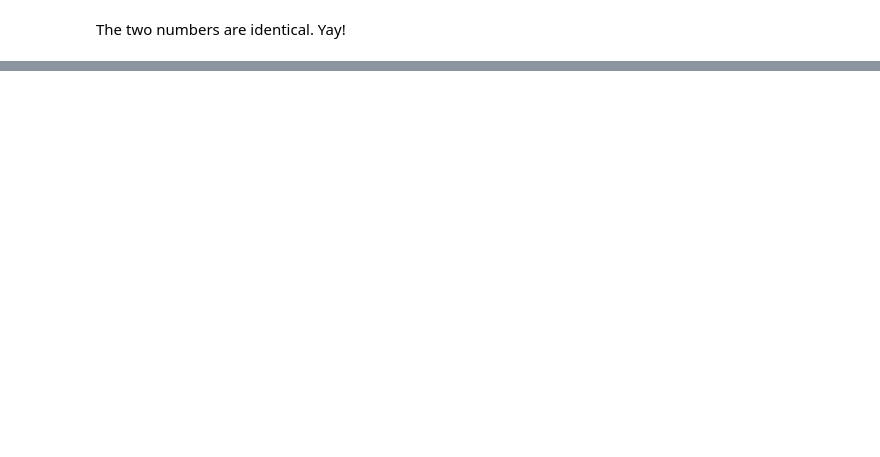
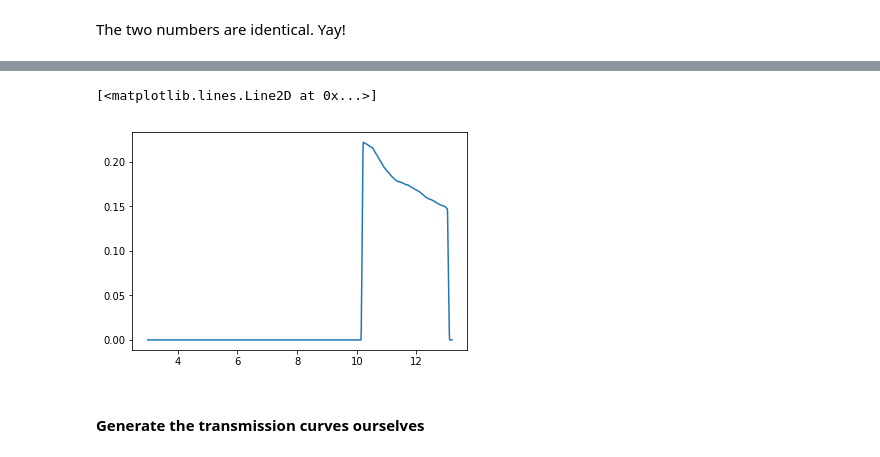
Before and after one commit to astronomyk/SimMETIS, a Jupyter notebook: notebooks/SimMETIS-NQ-test.ipynb, the cells around one changed output, grey strips where cells are left out. Drawn from its saved outputs; the diff is of its cells as text; code cells hidden in the pictures; blank space fills up the shorter version.

Commit message:
transmission curves correct; background photon calculations

```diff
--- a/notebooks/SimMETIS-NQ-test.ipynb
+++ b/notebooks/SimMETIS-NQ-test.ipynb
@@ -35,0 +50,6 @@ The two numbers are identical. Yay!
+# %%
+cmd = sim.UserCommands("metis_image_NQ.config")
+cmd["OBS_EXPTIME"]=0.01
+cmd["ATMO_USE_ATMO_BG"] = "no"
+cmd["SCOPE_USE_MIRROR_BG"] = "yes"
+cmd["SIM_VERBOSE"]="no"
@@ -35,0 +69,2 @@ The two numbers are identical. Yay!
+# %%
+opt = sim.OpticalTrain(cmd)
@@ -35,0 +93,9 @@ The two numbers are identical. Yay!
+# %%
+## Total transmission curve from M1 to the detector
+## (i.e. the product of all TC files that are applicable)
+plt.plot(opt.tc_mirror.lam,opt.tc_mirror)
+# %% [output]
+[<matplotlib.lines.Line2D at 0x...>]
+[figure, added]
+# %% [markdown]
+#### Generate the transmission curves ourselves
```
Also changed, not shown: parts of 27 cells of this notebook, 5 other files.
